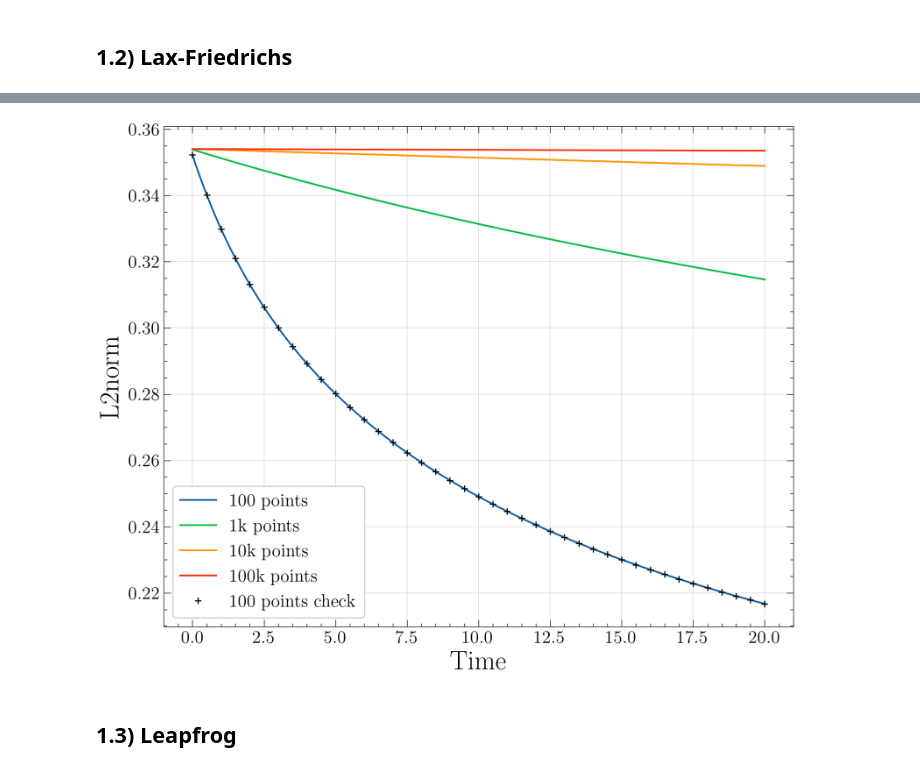
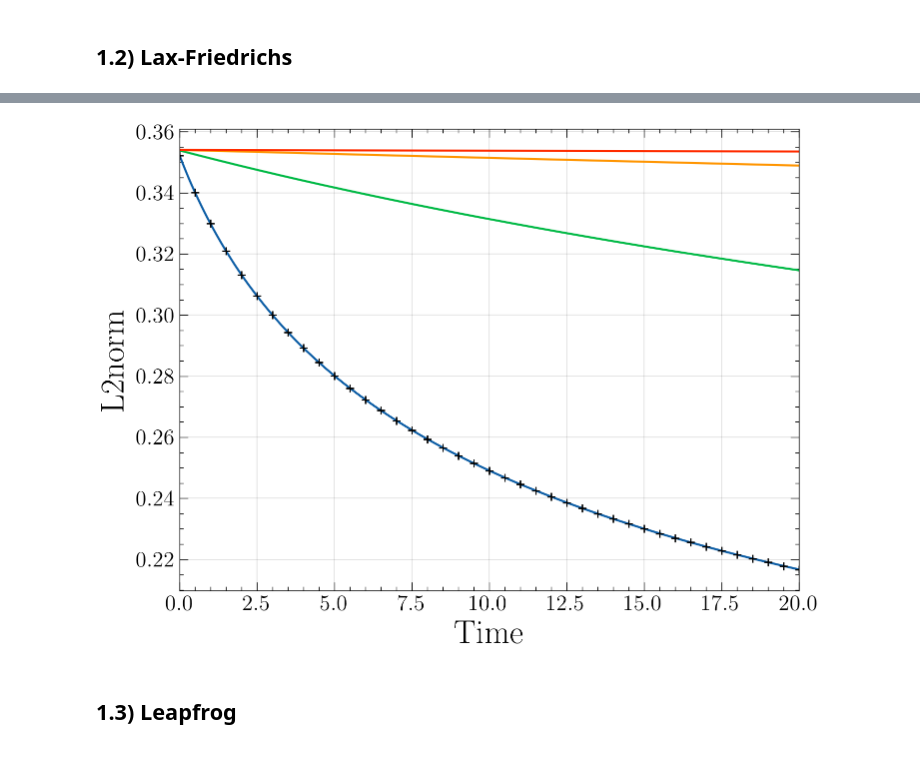
Before and after one commit to M-Bianchi/Numerical_Relativity, a Jupyter notebook: Advection/CompareMethods.ipynb, the cells around one changed output, grey strips where cells are left out. Saved outputs shown, nothing was run; the diff lists cells and outputs as text; code cells hidden in the pictures.

```diff
--- a/Advection/CompareMethods.ipynb
+++ b/Advection/CompareMethods.ipynb
@@ -6,6 +6,7 @@ import matplotlib.pyplot as plt
 %config InlineBackend.figure_format='retina'
 #!pip install git+https://github.com/M-Bianchi/My_matplotlib_style
 plt.style.use('mystyle')
+plt.rcParams["figure.figsize"] = (8,6)
 # %% [markdown]
 # 1) Periodic boundary condition
 # %% [markdown]
@@ -69,17 +72,18 @@ plt.legend();
 # %%
 plt.plot(np.linspace(0, 20, len(l2norm_100)), l2norm_100, label='100 points')
 plt.plot(np.linspace(0, 20, len(l2norm_1k)), l2norm_1k, label='1k points')
 plt.plot(np.linspace(0, 20, len(l2norm_10k)), l2norm_10k, label='10k points')
 plt.plot(np.linspace(0, 20, len(l2norm_100k)), l2norm_100k, label='100k points')
 
 l2_saved=np.genfromtxt('./l2norm_LAX.dat', comments='#')
 plt.plot(l2_saved[:,0], l2_saved[:,1], '+', color='black', label='100 points check')
 
+plt.xlim(0,20)
 plt.xlabel('Time')
-plt.ylabel('L2norm')
-plt.legend();
+plt.ylabel('L2norm');
+#plt.legend();
 # %% [output]
-[figure, old version]
+[figure, new version]
 # %% [markdown]
 ## 1.3) Leapfrog
 # %%
```
Also changed, not shown: parts of 12 cells of this notebook, 46 other files.
